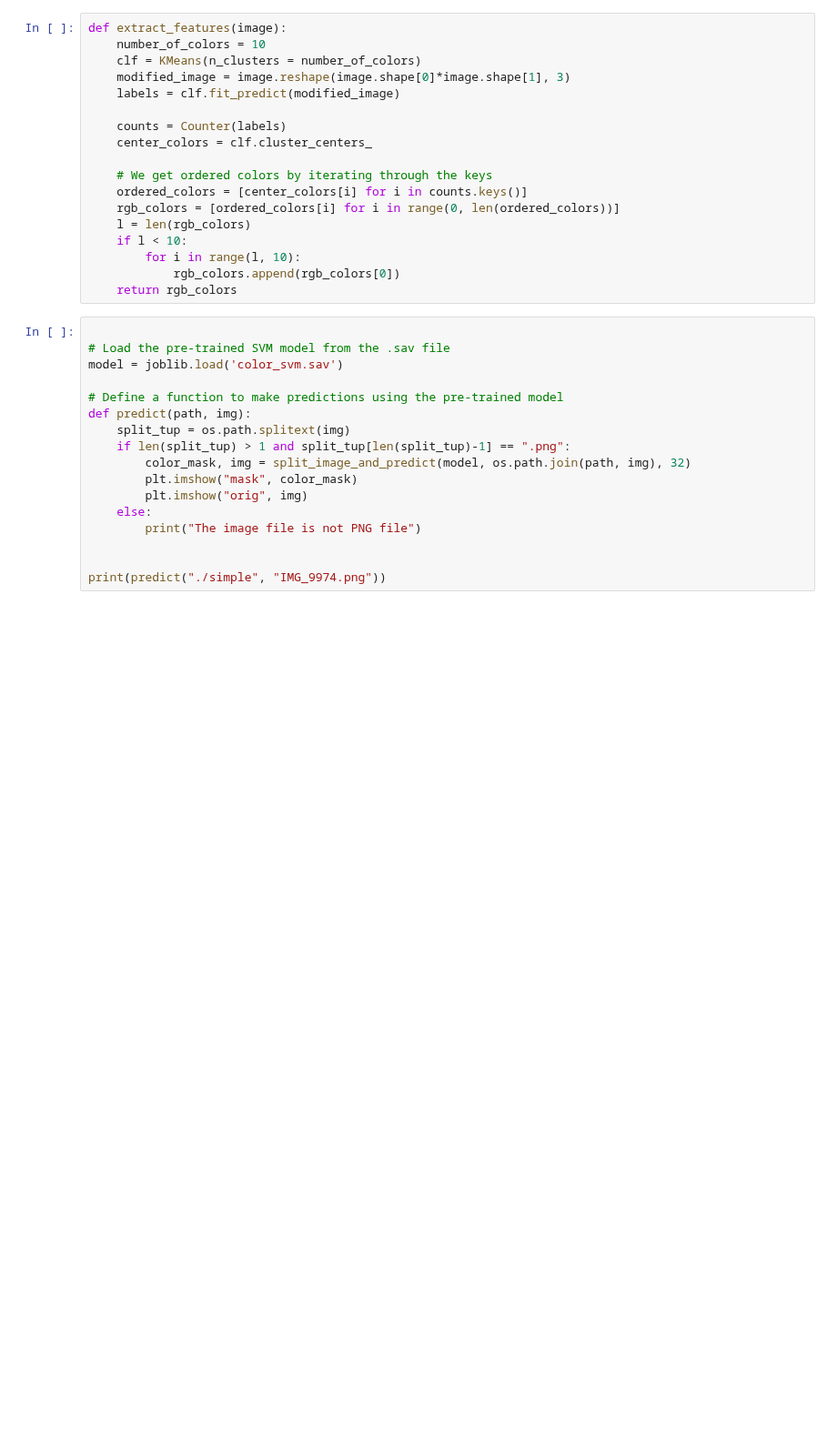
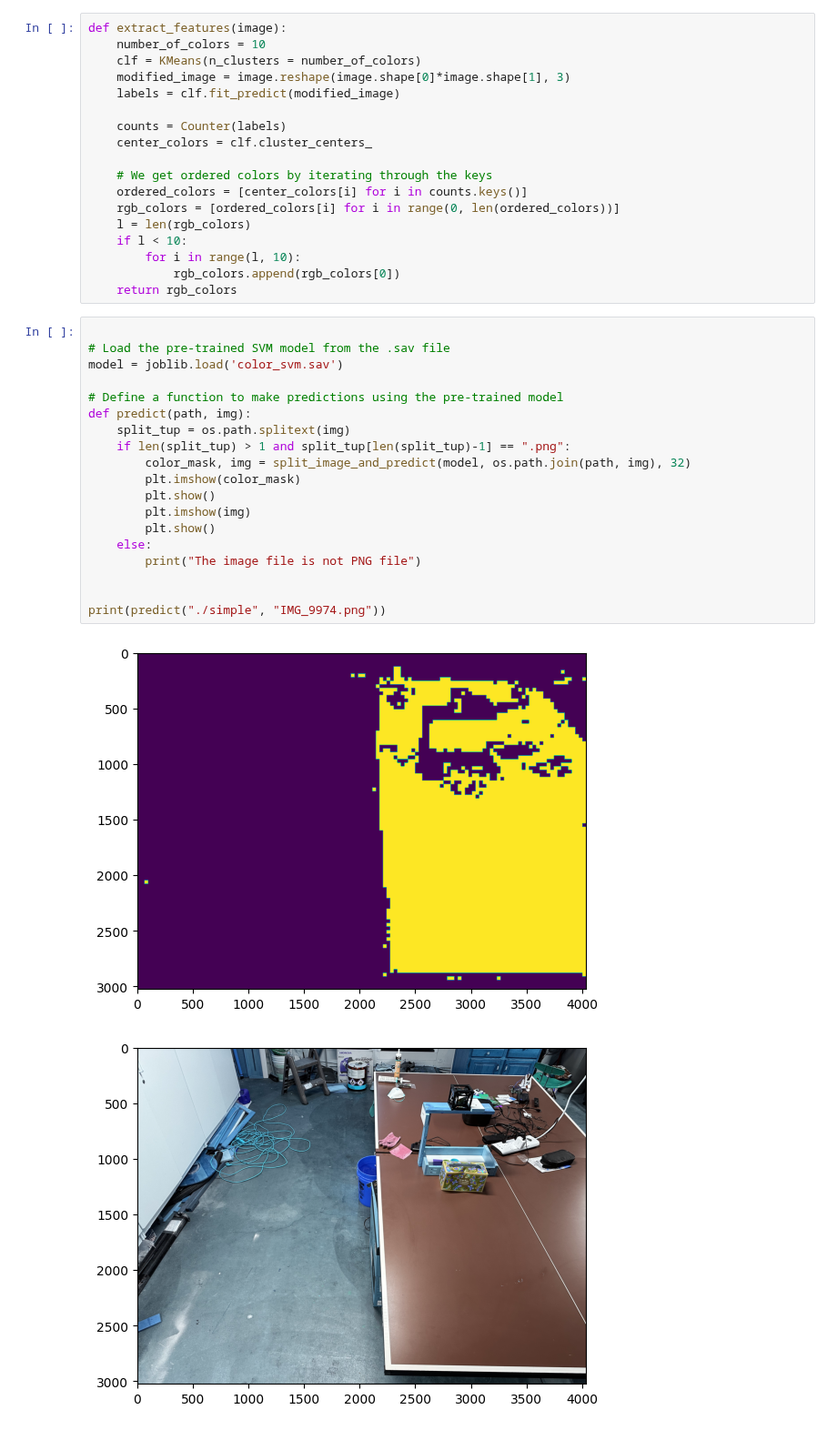
Before and after one commit to JusJing/cubesat, a Jupyter notebook: ocean/ocean_shoreline_detecion.ipynb, the cells around one changed output. Shown at 91% size. Drawn from its saved outputs; the diff is of its cells as text; blank space fills up the shorter version.

```diff
--- a/ocean/ocean_shoreline_detecion.ipynb
+++ b/ocean/ocean_shoreline_detecion.ipynb
@@ -71,19 +71,23 @@ def extract_features(image):
 # %%
 
 # Load the pre-trained SVM model from the .sav file
 model = joblib.load('color_svm.sav')
 
 # Define a function to make predictions using the pre-trained model
 def predict(path, img):
     split_tup = os.path.splitext(img)
     if len(split_tup) > 1 and split_tup[len(split_tup)-1] == ".png":
         color_mask, img = split_image_and_predict(model, os.path.join(path, img), 32)
-        plt.imshow("mask", color_mask)
-        plt.imshow("orig", img)
+        plt.imshow(color_mask)
+        plt.show()
+        plt.imshow(img)
+        plt.show()
     else:
         print("The image file is not PNG file")
 
 
 print(predict("./simple", "IMG_9974.png"))
 # %% [output]
+[figure, new version]
+[figure, added]
 None
```
Also changed, not shown: parts of 1 cell of this notebook.
